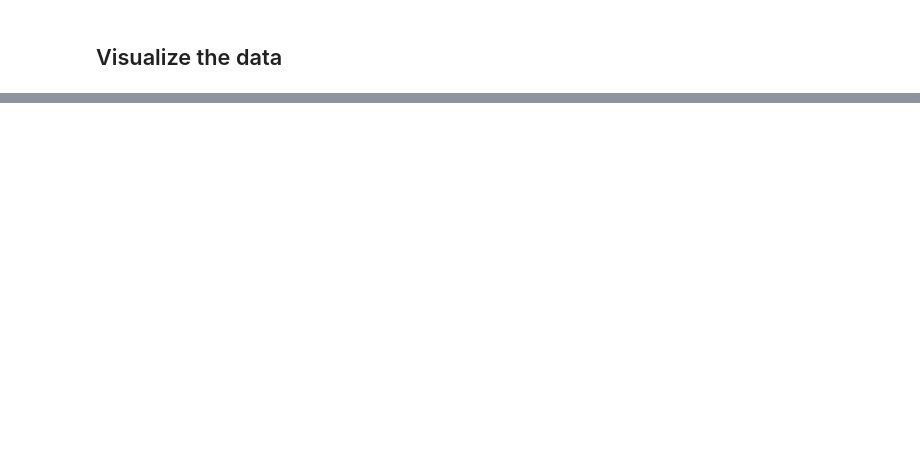
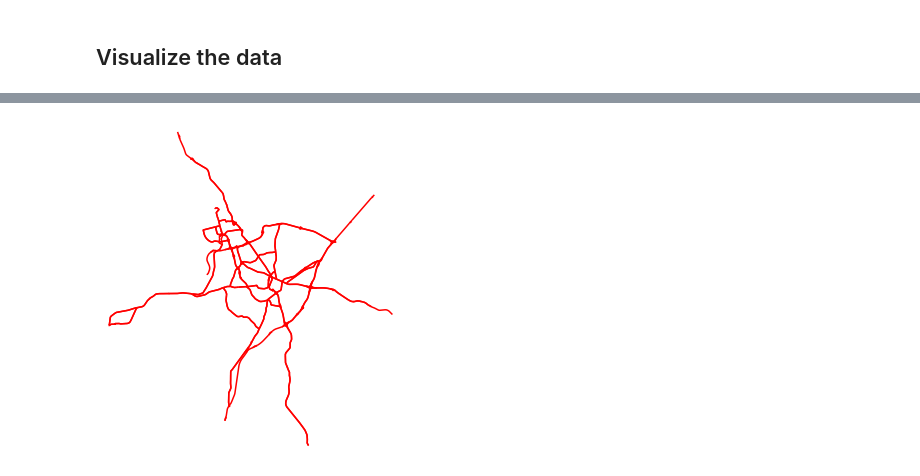
Before and after one commit to johnpfay/EV_sitetool, a Jupyter notebook: Range-Anxiety.ipynb, the cells around one changed output, grey strips where cells are left out. Cells and saved outputs as stored; diff of their text form; code cells hidden in the pictures; blank space fills up the shorter version.

```diff
--- a/Range-Anxiety.ipynb
+++ b/Range-Anxiety.ipynb
@@ -48,7 +47,7 @@ gdf_DCFC.plot()
 * Read the NC Highways graphml into a graph object; fetch if not present
 # %%
 #Fetch the NC highway graph
-graph_filename = 'Data/NC_highways.graphml'
+graph_filename = 'Data/NC_highways_all.graphml'
 if os.path.exists(graph_filename):
     print(f"Loading graph from {graph_filename}")
     nc_graph = ox.load_graphml(filename=os.path.basename(graph_filename),
@@ -60,7 +59,7 @@ else:
                                     simplify=True,
                                     retain_all=False,
                                     truncate_by_edge=True,
-                                    infrastructure='way["highway"~"motorway"]')
+                                    infrastructure='way["highway"~"motorway|trunk|primary"]')
     print(f"Saving file to {graph_filename}")
     ox.save_graphml(nc_graph,
                     filename=os.path.basename(graph_filename),
@@ -92,0 +111,21 @@ ctx.add_basemap(ax)
+# %%
+polys = []
+subgraphs = []
+for i, row in df_DCFC.iterrows():
+    #Get the coordinates
+    thePoint = (row.latitude,row.longitude)
+    #Get the ID
+    theID = row.id
+    #Get the nearest node
+    theNode = ox.get_nearest_node(nc_graph,thePoint)
+    #Get the subgraph
+    subgraph = nx.ego_graph(nc_graph,theNode,radius=25*1609.34,distance='length')
+    #Get the nodes in the subgraph
+    node_points = [Point((data['x'],data['y'])) for node, data in subgraph.nodes(data=True)]
+    #Get the bounding poly
+    bounding_poly = gpd.GeoSeries(node_points).unary_union.convex_hull
+    #Add the polygon
+    polys.append(bounding_poly)
+    subgraphs.append(subgraph)
+    #Export the subgraph
+    # ox.save_graph_shapefile(subgraph,filename=f"sub{theID}",folder='Data/Subgraphs')
@@ -92,0 +188,6 @@ ctx.add_basemap(ax)
+# %%
+fig, ax = ox.plot_graph(nc_graph, fig_height=10,
+                        show=False, edge_color='k', edge_alpha=0.2, node_color='none',close=True)
+theLine = ox.plot_graph(subgraphs[1],edge_linewidth=1.5,node_color='none',edge_color='r')
+# %% [output]
+[figure, added]
```
Also changed, not shown: parts of 18 cells of this notebook.
